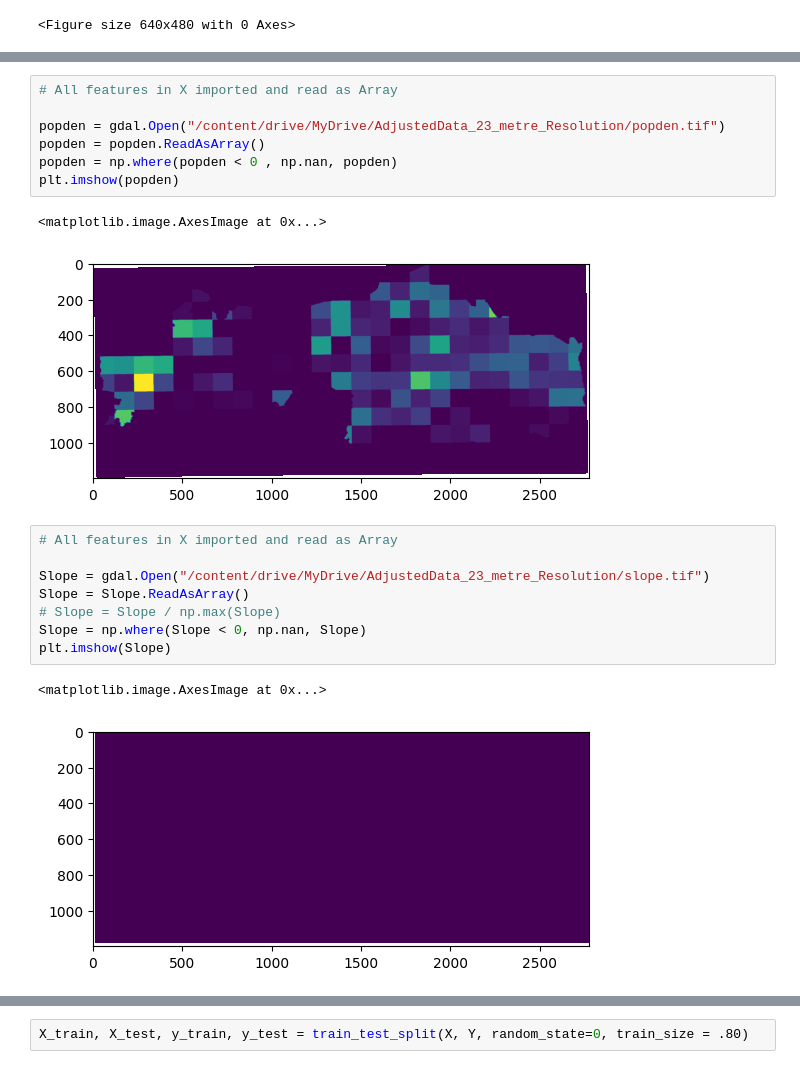
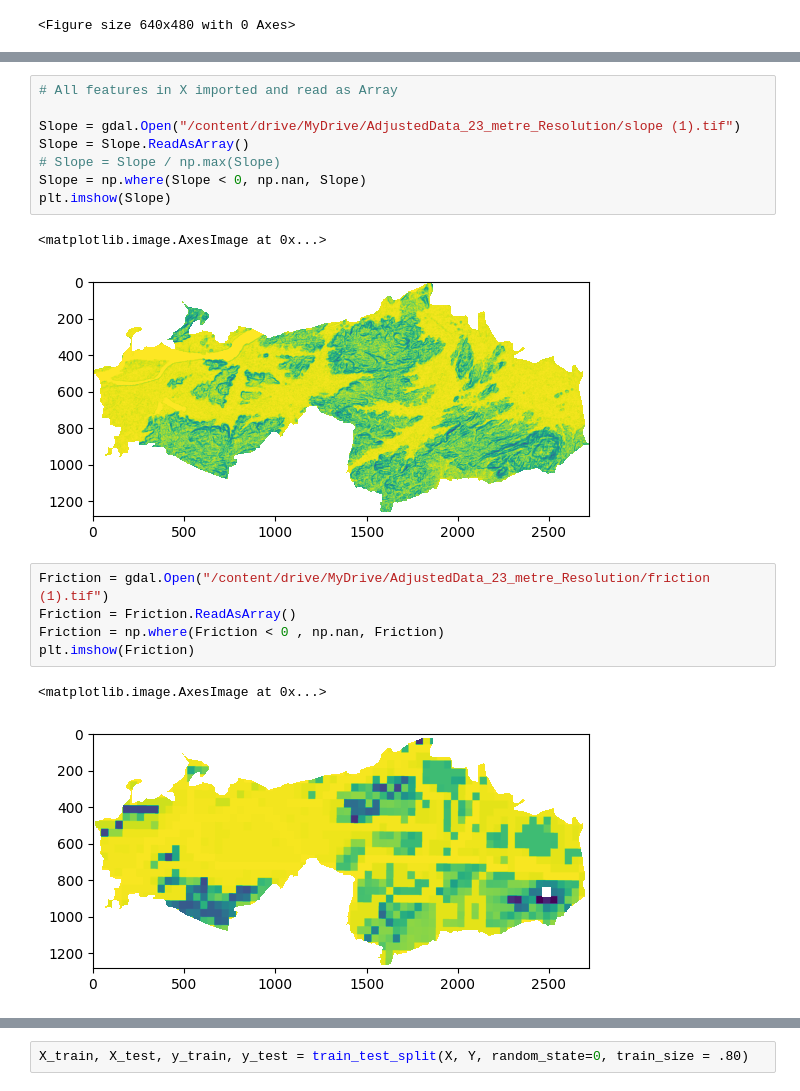
Before and after one commit to DexterfreaK/XGboostUrban, a Jupyter notebook: XGBoost_using_dataframe.ipynb, the cells around one changed output, grey strips where cells are left out. Saved outputs shown, nothing was run; the diff lists cells and outputs as text.

```diff
--- a/XGBoost_using_dataframe.ipynb
+++ b/XGBoost_using_dataframe.ipynb
@@ -21,22 +47,20 @@ f = plt.figure()
 # %%
 # All features in X imported and read as Array
 
-popden = gdal.Open("/content/drive/MyDrive/AdjustedData_23_metre_Resolution/popden.tif")
-popden = popden.ReadAsArray()
-popden = np.where(popden < 0 , np.nan, popden)
-plt.imshow(popden)
+Slope = gdal.Open("/content/drive/MyDrive/AdjustedData_23_metre_Resolution/slope (1).tif")
+Slope = Slope.ReadAsArray()
+# Slope = Slope / np.max(Slope)
+Slope = np.where(Slope < 0, np.nan, Slope)
+plt.imshow(Slope)
 # %% [output]
 <matplotlib.image.AxesImage at 0x...>
-[figure, old version]
+[figure, new version]
 # %%
-# All features in X imported and read as Array
-
-Slope = gdal.Open("/content/drive/MyDrive/AdjustedData_23_metre_Resolution/slope.tif")
-Slope = Slope.ReadAsArray()
-# Slope = Slope / np.max(Slope)
-Slope = np.where(Slope < 0, np.nan, Slope)
-plt.imshow(Slope)
+Friction = gdal.Open("/content/drive/MyDrive/AdjustedData_23_metre_Resolution/friction (1).tif")
+Friction = Friction.ReadAsArray()
+Friction = np.where(Friction < 0 , np.nan, Friction)
+plt.imshow(Friction)
 # %% [output]
 <matplotlib.image.AxesImage at 0x...>
-[figure, old version]
+[figure, new version]
 # %%
```
Also changed, not shown: parts of 29 cells of this notebook.
